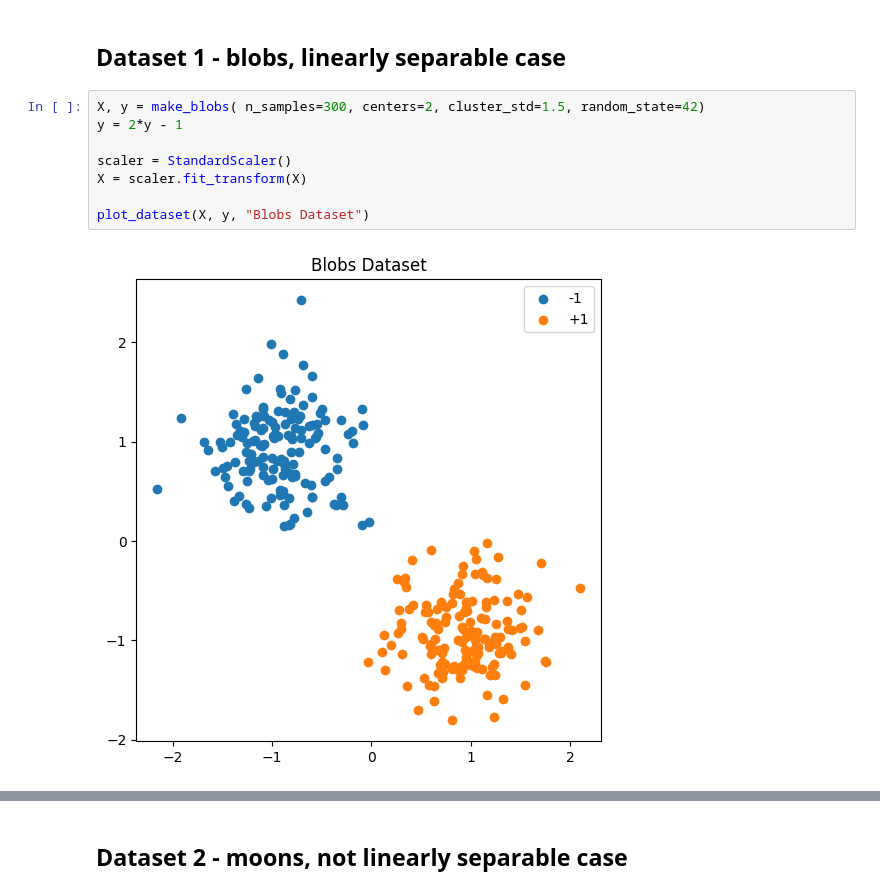
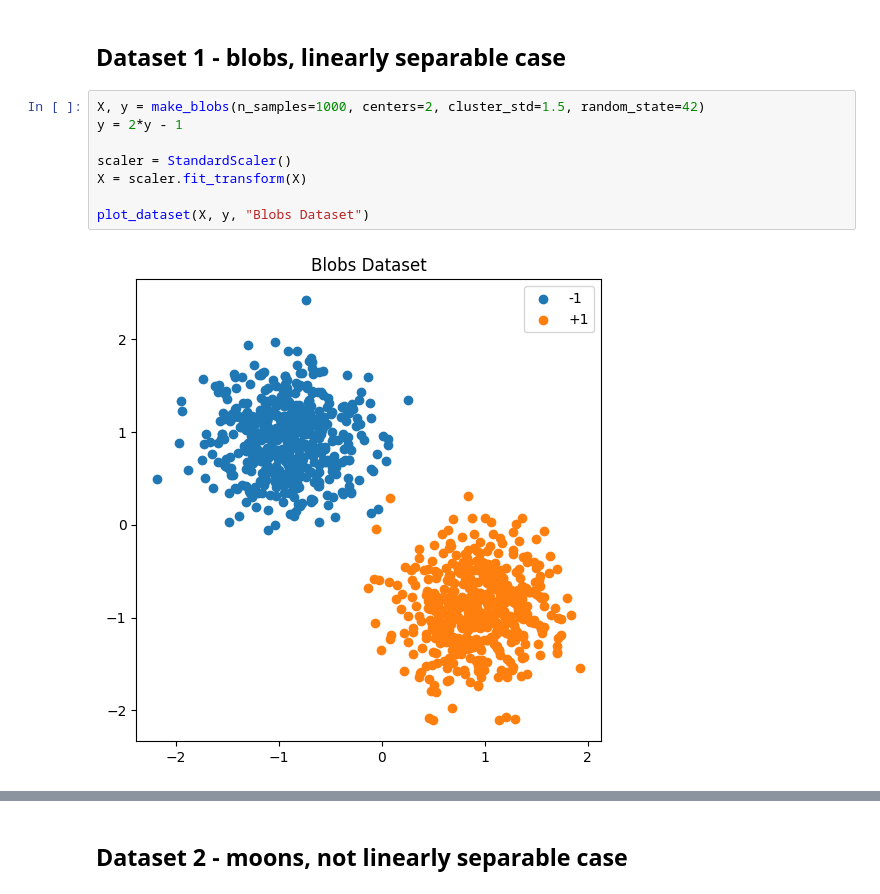
Before and after one commit to PioRow/Stochastic_Conjugete_subgradient_algorithm_for_kernel_SVM, a Jupyter notebook: algorithm_base_comparison.ipynb, the cells around one changed output, grey strips where cells are left out. Saved outputs shown, nothing was run; the diff lists cells and outputs as text.

```diff
--- a/algorithm_base_comparison.ipynb
+++ b/algorithm_base_comparison.ipynb
@@ -57,15 +71,15 @@ def evaluate_model(model, X_train, X_test, y_train, y_test, model_name="Model",
 # %% [markdown]
 ## Dataset 1 - blobs, linearly separable case
 # %%
-X, y = make_blobs( n_samples=300, centers=2, cluster_std=1.5, random_state=42)
+X, y = make_blobs(n_samples=1000, centers=2, cluster_std=1.5, random_state=42)
 y = 2*y - 1
 
 scaler = StandardScaler()
 X = scaler.fit_transform(X)
 
 plot_dataset(X, y, "Blobs Dataset")
 # %% [output]
-[figure, old version]
+[figure, new version]
 # %%
 X_train, X_test, y_train, y_test = train_test_split( X, y, test_size=0.2, random_state=42)
 sgd_model = SGDBaseline(kernel=LinearKernel(), eta=0.001)
```
Also changed, not shown: parts of 6 cells of this notebook, 1 other file.
